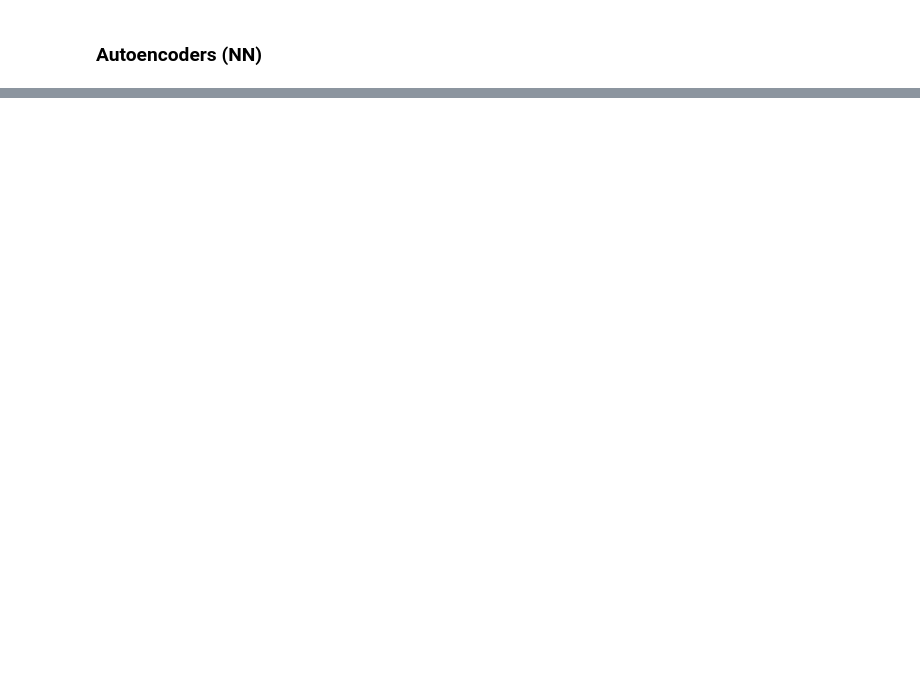
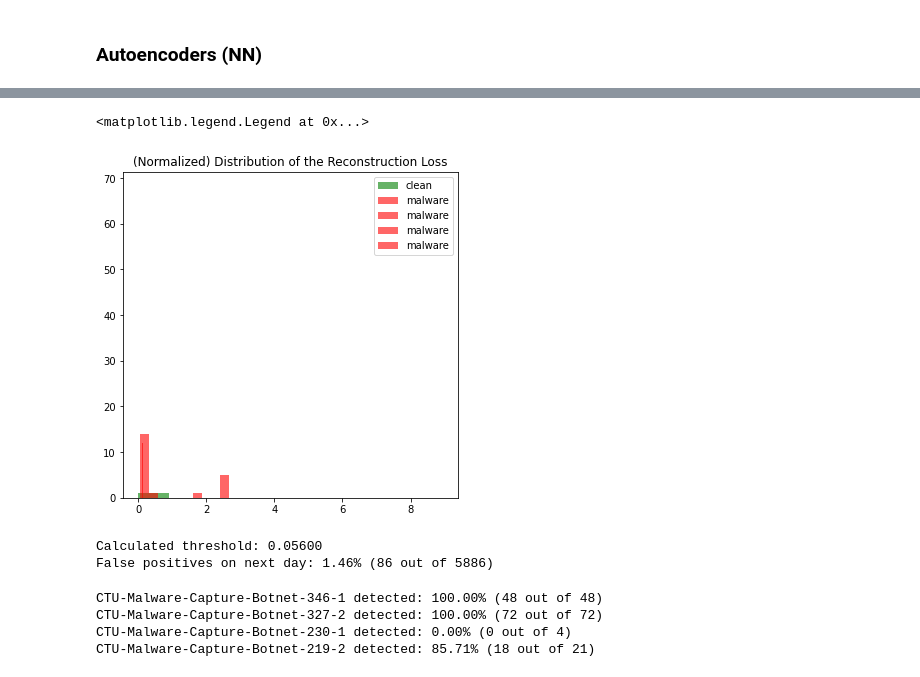
Before and after one commit to stratosphereips/feel_project, a Jupyter notebook: analysis/testing_features_AD.ipynb, the cells around one changed output, grey strips where cells are left out. Cells and saved outputs as stored; diff of their text form; code cells hidden in the pictures; blank space fills up the shorter version.

```diff
--- a/analysis/testing_features_AD.ipynb
+++ b/analysis/testing_features_AD.ipynb
@@ -175,6 +175,6 @@ lof = LocalOutlierFactor(n_neighbors=10, novelty=True, contamination=0.02)
 # %%
-scaler = preprocessing.StandardScaler().fit(data["Day1"])
-# scaler = preprocessing.MinMaxScaler().fit(data["Day1"])
+# scaler = preprocessing.StandardScaler().fit(data["Day1"])
+scaler = preprocessing.MinMaxScaler().fit(data["Day1"])
 X = scaler.transform(data["Day1"])
 lof.fit(X)
 # %% [output]
@@ -220,0 +285,44 @@ CTU-Malware-Capture-Botnet-219-2 detected: 71.43% (15 out of 21)
+# %%
+rec_ben = model.predict(X_test)
+mse_ben = np.mean(np.power(X_test - rec_ben, 2), axis=1)
+
+
+rec_mal = dict()
+mse_mal = dict()
+for folder in mal_folders:
+    X_test_mal = scaler.transform(mal_data[folder])
+    rec_mal[folder] = model.predict(X_test_mal)
+    mse_mal[folder] = np.mean(np.power(X_test_mal - rec_mal[folder], 2), axis=1)
+# %%
+fig, ax = plt.subplots(figsize=(6,6))
+
+ax.hist(mse_ben, bins=10, density=True, label="clean", alpha=.6, color="green")
+for folder in mal_folders:
+    ax.hist(mse_mal[folder], bins=10, density=False, label="malware", alpha=.6, color="red")
+
+
+plt.title("(Normalized) Distribution of the Reconstruction Loss")
+plt.legend()
+# %% [output]
+<matplotlib.legend.Legend at 0x...>
+[figure, added]
+# %%
+# The number of faulty samples for a 2% FPR (on the training set)
+num = 0.02*len(X)
+
+th = 0.001
+while (sum(mse_ben > th) > num):
+    th += 0.001
+print(f"Calculated threshold: {th:.5f}")
+print(f'False positives on next day: { 100*sum(mse1 > th) / len(X_test):.2f}% ({sum(mse1 > th)} out of {len(X_test)})')
+# %% [output]
+Calculated threshold: 0.05600
+False positives on next day: 1.46% (86 out of 5886)
+# %%
+for folder in mal_folders:
+    print(f'{folder} detected: {100*sum(mse_mal[folder] > th) / len(mse_mal[folder]):.2f}% ({sum(mse_mal[folder] > th)} out of {len(mse_mal[folder])})')
+# %% [output]
+CTU-Malware-Capture-Botnet-346-1 detected: 100.00% (48 out of 48)
+CTU-Malware-Capture-Botnet-327-2 detected: 100.00% (72 out of 72)
+CTU-Malware-Capture-Botnet-230-1 detected: 0.00% (0 out of 4)
+CTU-Malware-Capture-Botnet-219-2 detected: 85.71% (18 out of 21)
```
Also changed, not shown: parts of 13 cells of this notebook.
